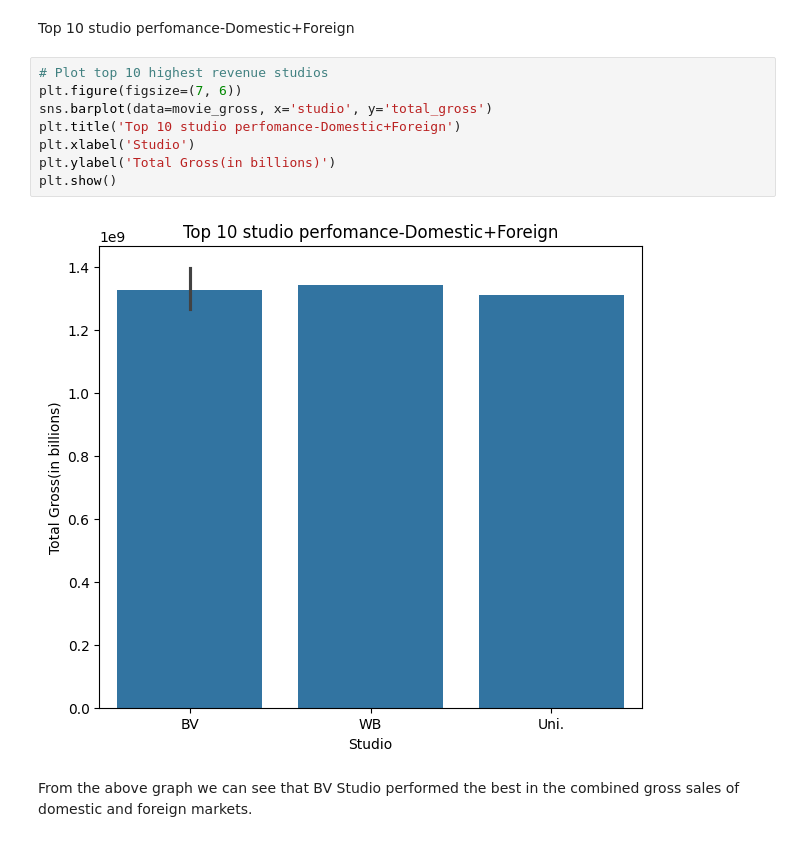
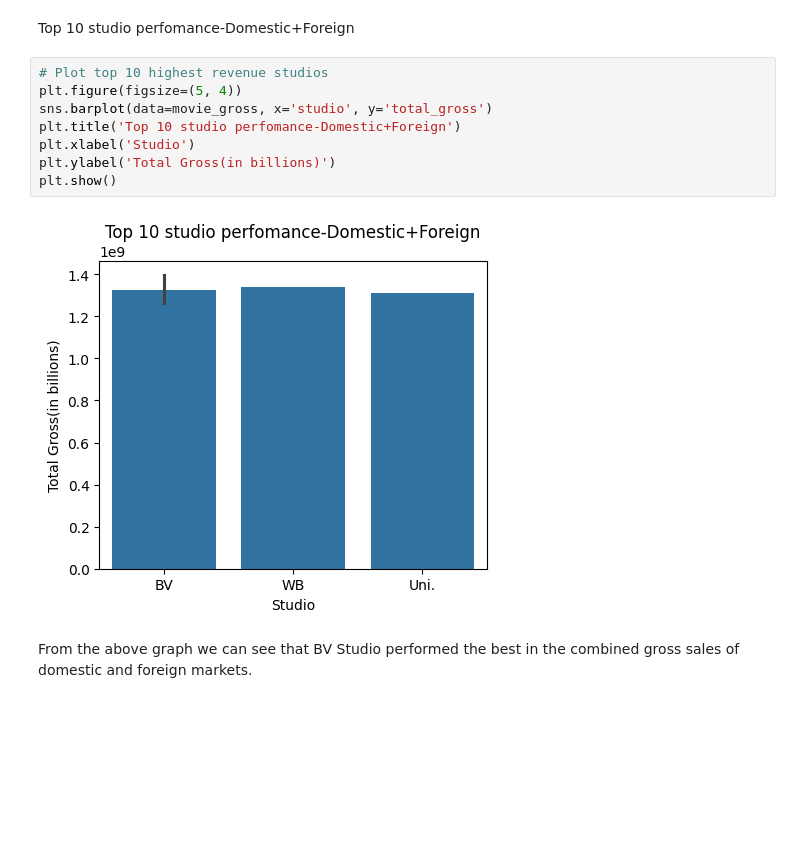
Before and after one commit to SMayienda/sarah_m, a Jupyter notebook: project1.ipynb, the cells around one changed output. Drawn from its saved outputs; the diff is of its cells as text; blank space fills up the shorter version.

```diff
--- a/project1.ipynb
+++ b/project1.ipynb
@@ -136,14 +136,14 @@ movie_gross
 Top 10 studio perfomance-Domestic+Foreign
 # %%
 # Plot top 10 highest revenue studios
-plt.figure(figsize=(7, 6))
+plt.figure(figsize=(5, 4))
 sns.barplot(data=movie_gross, x='studio', y='total_gross')
 plt.title('Top 10 studio perfomance-Domestic+Foreign')
 plt.xlabel('Studio')
 plt.ylabel('Total Gross(in billions)')
 plt.show()
 # %% [output]
-[figure, old version]
+[figure, new version]
 # %% [markdown]
 From the above graph we can see that BV Studio performed the best in the combined gross sales of domestic and foreign markets.
 # %% [markdown]
```
Also changed, not shown: parts of 7 cells of this notebook.
